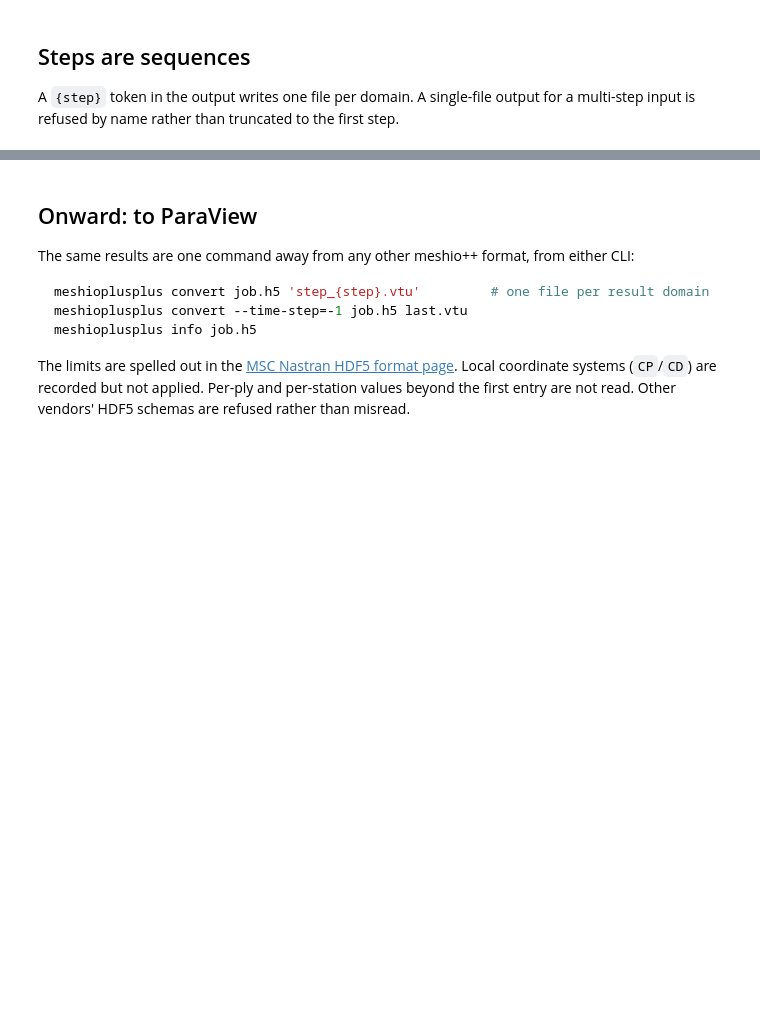
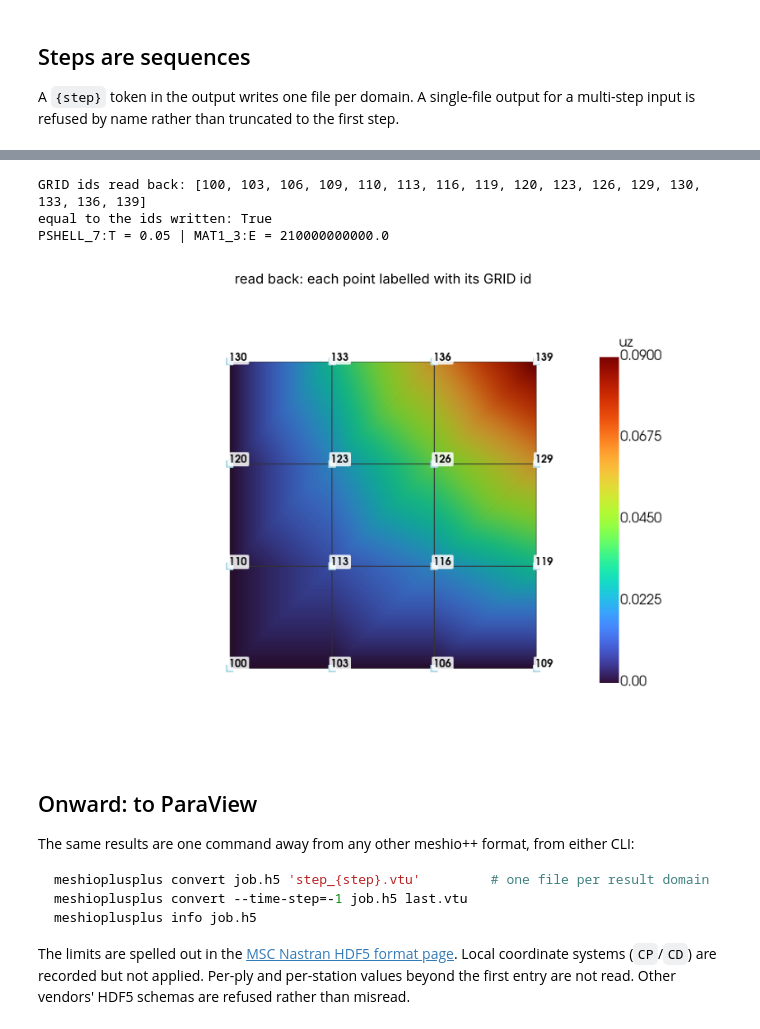
Before and after one commit to loumalouomega/meshioplusplus, a Jupyter notebook: example/python/11_nastran_h5.ipynb, the cells around one changed output, grey strips where cells are left out. Drawn from its saved outputs; the diff is of its cells as text; code cells hidden in the pictures; blank space fills up the shorter version.

```diff
--- a/example/python/11_nastran_h5.ipynb
+++ b/example/python/11_nastran_h5.ipynb
@@ -241,3 +247,63 @@ WriteError: meshio++: sequence: format 'vtu' cannot hold a multi-step series (on
+# %%
+# A 4 x 4 lattice of GRIDs numbered 100 + 10 j + 3 i (not 1..n, and not in point order), with a displacement.
+n = 4
+ij = [(i, j) for j in range(n) for i in range(n)]
+xy = np.array([[i, j, 0.0] for i, j in ij])
+gids = np.array([100 + 10 * j + 3 * i for i, j in ij])
+quads = np.array([[j * n + i, j * n + i + 1, (j + 1) * n + i + 1, (j + 1) * n + i]
+                  for j in range(n - 1) for i in range(n - 1)])
+disp = np.column_stack([np.zeros(len(xy)), np.zeros(len(xy)), 0.01 * xy[:, 0] * xy[:, 1]])
+plate = mp.Mesh(xy, [mp.CellBlock('quad', quads)], point_data={'nastran:nid': gids, 'DISPLACEMENT': disp},
+                cell_data={'nastran:eid': [np.arange(501, 510)], 'nastran:pid': [np.full(9, 7)]})
+plate.field_data['nastran:PSHELL_7:T'] = np.array([0.05])
+plate.field_data['nastran:PSHELL_7:MID1'] = np.array([3])
+plate.field_data['nastran:MAT1_3:E'] = np.array([2.1e11])
+h5 = os.path.join(TMP, 'plate_gids.h5')
+mp.write(h5, plate)
+
+back = mp.read(h5, arrays=['nastran:nid', 'DISPLACEMENT'])
+print('GRID ids read back:', back.point_data['nastran:nid'].tolist())
+print('equal to the ids written:', np.array_equal(back.point_data['nastran:nid'], gids))
+full = mp.read(h5)
+print('PSHELL_7:T =', full.field_data['nastran:PSHELL_7:T'][0], '| MAT1_3:E =', full.field_data['nastran:MAT1_3:E'][0])
+
+# The plate coloured by uz, each point labelled with its GRID id (the labels are the visual check).
+grid = to_grid(back)
+grid.point_data['uz'] = grid.point_data['DISPLACEMENT'][:, 2]
+labels = [str(g) for g in grid.point_data['nastran:nid']]
+title = 'read back: each point labelled with its GRID id'
+try:
+    pl = pv.Plotter(off_screen=True, window_size=(900, 600))
+    pl.add_mesh(grid, scalars='uz', cmap='turbo', show_edges=True, edge_color='#333333', line_width=0.6,
+                scalar_bar_args={'title': 'uz', 'vertical': True, 'position_x': 0.82, 'position_y': 0.12,
+                                 'height': 0.76, 'width': 0.08})
+    pl.add_point_labels(grid.points, labels, font_size=14, point_size=10, text_color='black',
+                        shape_color='white', shape_opacity=0.85, always_visible=True)
+    pl.view_xy()
+    img = pl.screenshot(return_img=True)
+    pl.close()
+    plt.figure(figsize=(9, 6))
+    plt.imshow(img)
+    plt.axis('off')
+    plt.title(title)
+    plt.tight_layout()
+    plt.show()
+except Exception as exc:  # pragma: no cover - head-less GL fallback
+    print('PyVista render skipped:', exc)
+    fig, ax = plt.subplots(figsize=(6.5, 5.5))
+    sc = ax.scatter(back.points[:, 0], back.points[:, 1], c=grid.point_data['uz'], cmap='turbo', s=60)
+    for (x, y), g in zip(back.points[:, :2], gids):
+        ax.annotate(str(g), (x, y), xytext=(4, 4), textcoords='offset points', fontsize=9)
+    fig.colorbar(sc, ax=ax, label='uz')
+    ax.set_aspect('equal')
+    ax.set_title(title)
+    plt.tight_layout()
+    plt.show()
+# %% [output]
+GRID ids read back: [100, 103, 106, 109, 110, 113, 116, 119, 120, 123, 126, 129, 130, 133, 136, 139]
+equal to the ids written: True
+PSHELL_7:T = 0.05 | MAT1_3:E = 210000000000.0
+[figure, added]
 # %% [markdown]
 ## Onward: to ParaView
 
```
Also changed, not shown: parts of 7 cells of this notebook, 2 other files.
